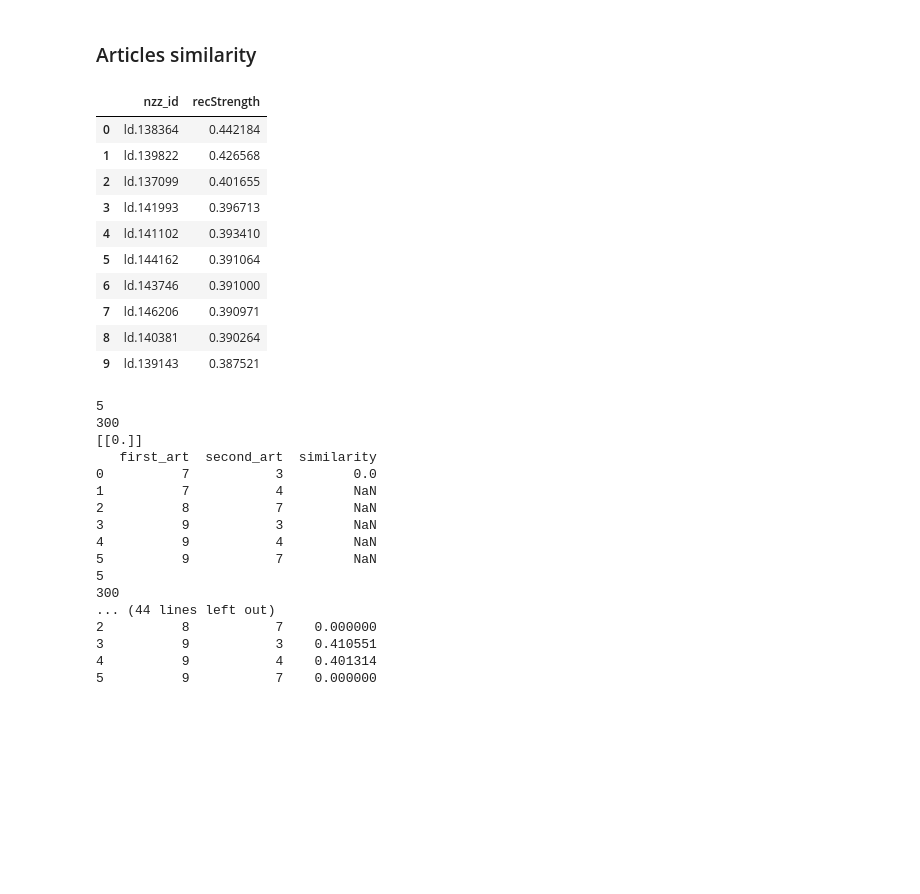
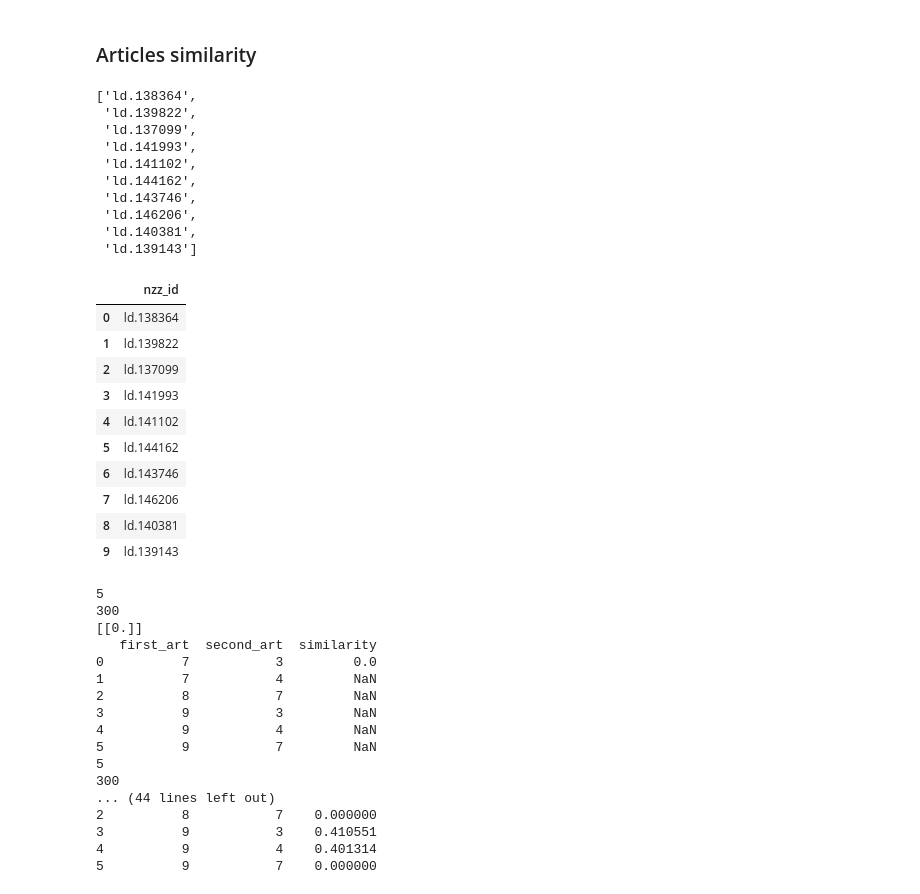
Before and after one commit to amakarewicz/RecommenderSystem, a Jupyter notebook: Agata/articles_similarity_keywords.ipynb, the cells around one changed output. Cells and saved outputs as stored; diff of their text form; code cells hidden in the pictures; blank space fills up the shorter version.

```diff
--- a/Agata/articles_similarity_keywords.ipynb
+++ b/Agata/articles_similarity_keywords.ipynb
@@ -69,21 +69,34 @@ Warning : `load_model` does not return WordVectorModel or SupervisedModel any mo
 content_based_recommender_model = ContentBasedRecommender(articles_db=articles, user_db= readers, matrix= matrix)
 # model_evaluator = ModelEvaluator([5,10], filter_similar=True, vec_matrix=matrix, vec_names=feat_names, articles=articles, model=fasttext_model)
 # %%
-person_recs = content_based_recommender_model.recommend(411, ignored=True, limit=10, return_list=False)
+person_recs = content_based_recommender_model.recommend(411, ignored=True, limit=10, return_list=True)
 # %%
 person_recs
 # %% [output]
-|  | nzz_id | recStrength |
-| 0 | ld.138364 | 0.442184 |
-| 1 | ld.139822 | 0.426568 |
-| 2 | ld.137099 | 0.401655 |
-| 3 | ld.141993 | 0.396713 |
-| 4 | ld.141102 | 0.393410 |
-| 5 | ld.144162 | 0.391064 |
-| 6 | ld.143746 | 0.391000 |
-| 7 | ld.146206 | 0.390971 |
-| 8 | ld.140381 | 0.390264 |
-| 9 | ld.139143 | 0.387521 |
+['ld.138364',
+ 'ld.139822',
+ 'ld.137099',
+ 'ld.141993',
+ 'ld.141102',
+ 'ld.144162',
+ 'ld.143746',
+ 'ld.146206',
+ 'ld.140381',
+ 'ld.139143']
+# %%
+pd.DataFrame(person_recs, columns=['nzz_id'])
+# %% [output]
+|  | nzz_id |
+| 0 | ld.138364 |
+| 1 | ld.139822 |
+| 2 | ld.137099 |
+| 3 | ld.141993 |
+| 4 | ld.141102 |
+| 5 | ld.144162 |
+| 6 | ld.143746 |
+| 7 | ld.146206 |
+| 8 | ld.140381 |
+| 9 | ld.139143 |
 # %%
 id_list = list(person_recs['nzz_id'])
 # extracting indices of those articles (in articles_db)
```
Also changed, not shown: parts of 1 cell of this notebook, 3 other files.
